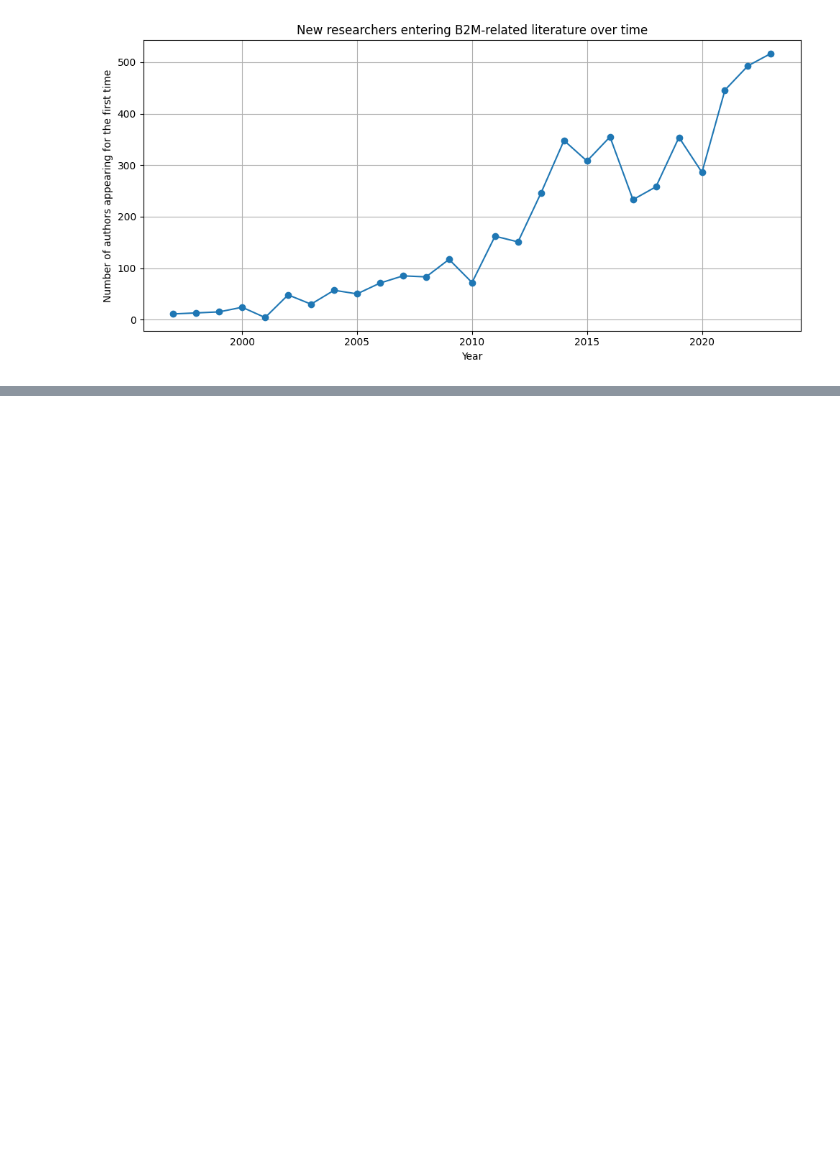
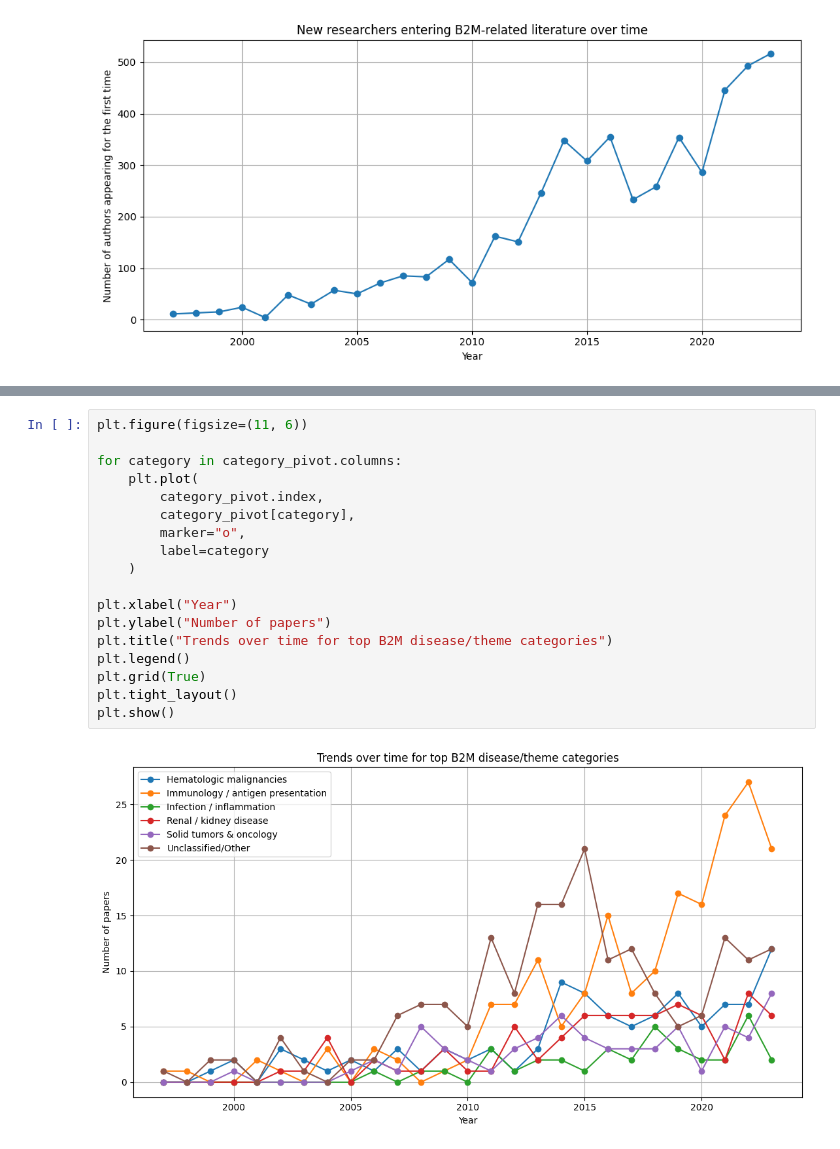
Before and after one commit to LillWawrence/consulting_skills_exam, a Jupyter notebook: anchal.ipynb, the cells around one changed output, grey strips where cells are left out. Cells and saved outputs as stored; diff of their text form; blank space fills up the shorter version.

Commit message:
i have plotted a graph on Trends over time for top B2M disease/theme categories

```diff
--- a/anchal.ipynb
+++ b/anchal.ipynb
@@ -209,0 +240,20 @@ plt.show()
+# %%
+plt.figure(figsize=(11, 6))
+
+for category in category_pivot.columns:
+    plt.plot(
+        category_pivot.index,
+        category_pivot[category],
+        marker="o",
+        label=category
+    )
+
+plt.xlabel("Year")
+plt.ylabel("Number of papers")
+plt.title("Trends over time for top B2M disease/theme categories")
+plt.legend()
+plt.grid(True)
+plt.tight_layout()
+plt.show()
+# %% [output]
+[figure, added]
```
Also changed, not shown: parts of 1 cell of this notebook.
